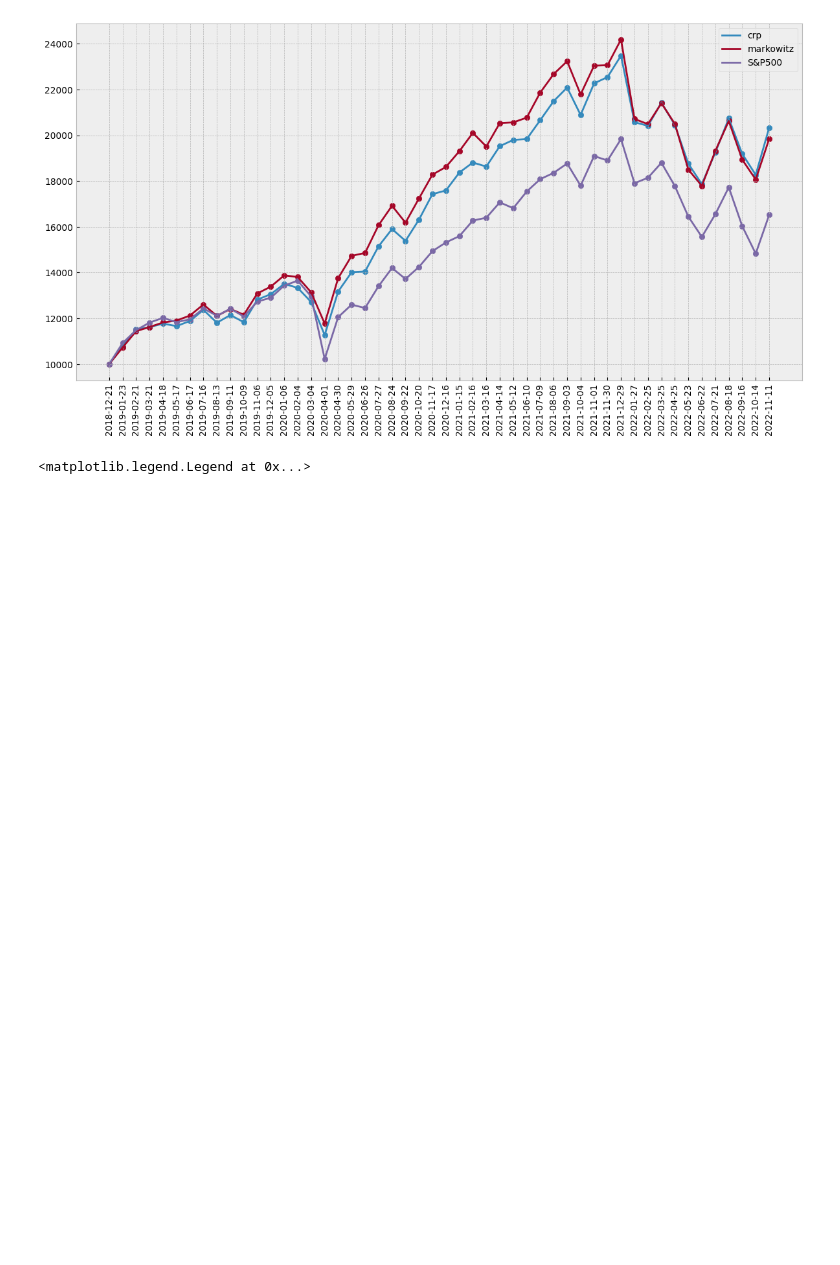
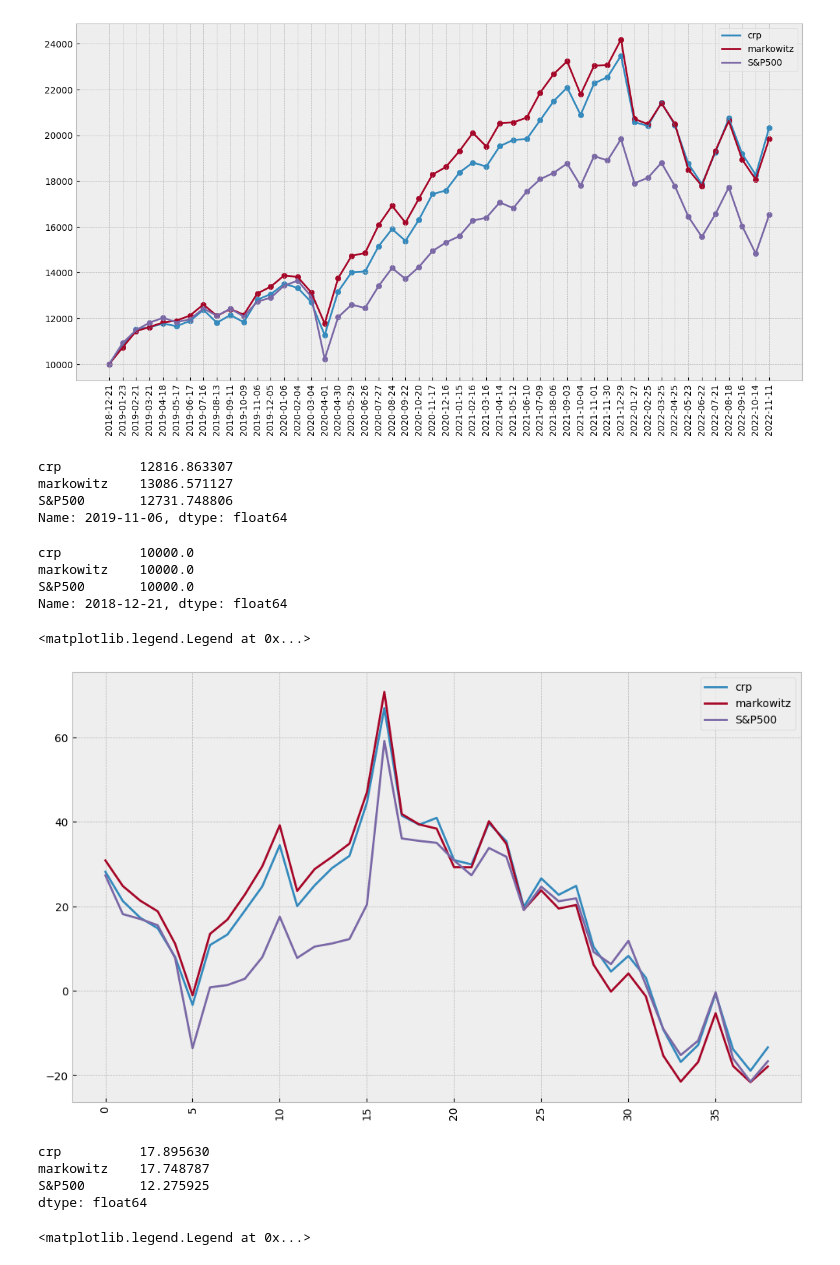
Before and after one commit to ChoiInYeol/Finance-Data-Analysis-Project, a Jupyter notebook: 3. MPN-backtest.ipynb, the cells around one changed output. Saved outputs shown, nothing was run; the diff lists cells and outputs as text; code cells hidden in the pictures; blank space fills up the shorter version.

```diff
--- a/3. MPN-backtest.ipynb
+++ b/3. MPN-backtest.ipynb
@@ -261,6 +261,45 @@ plt.legend(perf_df)
 # %% [output]
 <matplotlib.legend.Legend at 0x...>
 [figure]
+# %%
+perf_df.iloc[11]
+# %% [output]
+crp          12816.863307
+markowitz    13086.571127
+S&P500       12731.748806
+Name: 2019-11-06, dtype: float64
+# %%
+perf_df.iloc[0]
+# %% [output]
+crp          10000.0
+markowitz    10000.0
+S&P500       10000.0
+Name: 2018-12-21, dtype: float64
+# %%
+anual_perf = []
+
+for i in range(len(perf_df) - 11):
+    anual_perf.append(((perf_df.iloc[i+11] - perf_df.iloc[i]) / perf_df.iloc[i]) * 100)
+
+anual_perf_df = pd.DataFrame(anual_perf)
+plt.figure(figsize=(10, 6))
+plt.plot(anual_perf_df)
+plt.tight_layout()
+#plt.scatter(perf_df.index, perf_df['crp'])
+#plt.scatter(perf_df.index, perf_df['markowitz'])
+#plt.scatter(perf_df.index, perf_df['S&P500'])
+plt.xticks(rotation=90)
+plt.legend(anual_perf_df)
+# %% [output]
+<matplotlib.legend.Legend at 0x...>
+[figure, added]
+# %%
+anual_perf_df.mean()
+# %% [output]
+crp          17.895630
+markowitz    17.748787
+S&P500       12.275925
+dtype: float64
 # %%
 w_ratio = pd.DataFrame(w_history, columns=test.columns, index=perf_df.index[1:])
 plt.figure(figsize=(12, 6))
```
Also changed, not shown: 1 other file.
